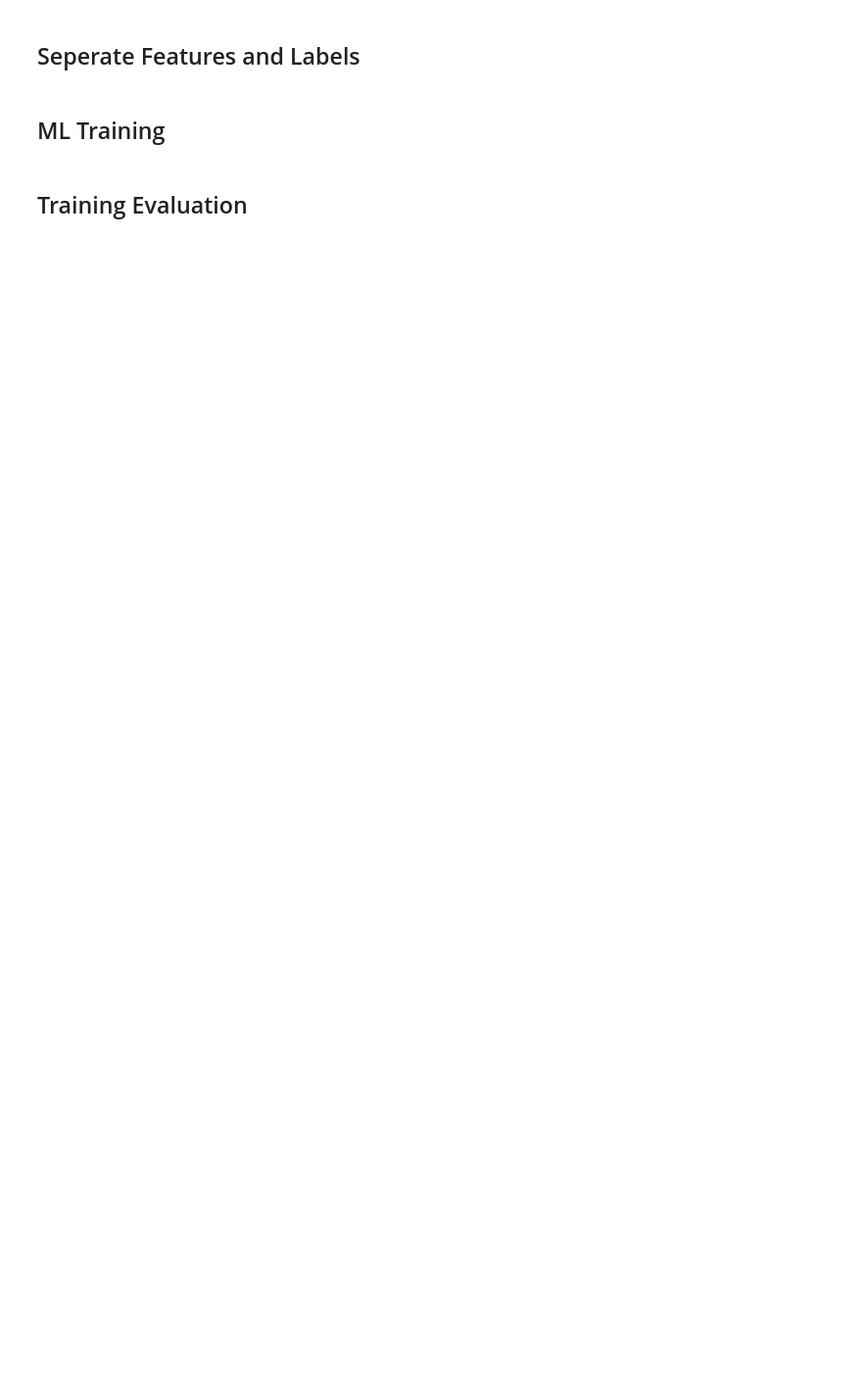
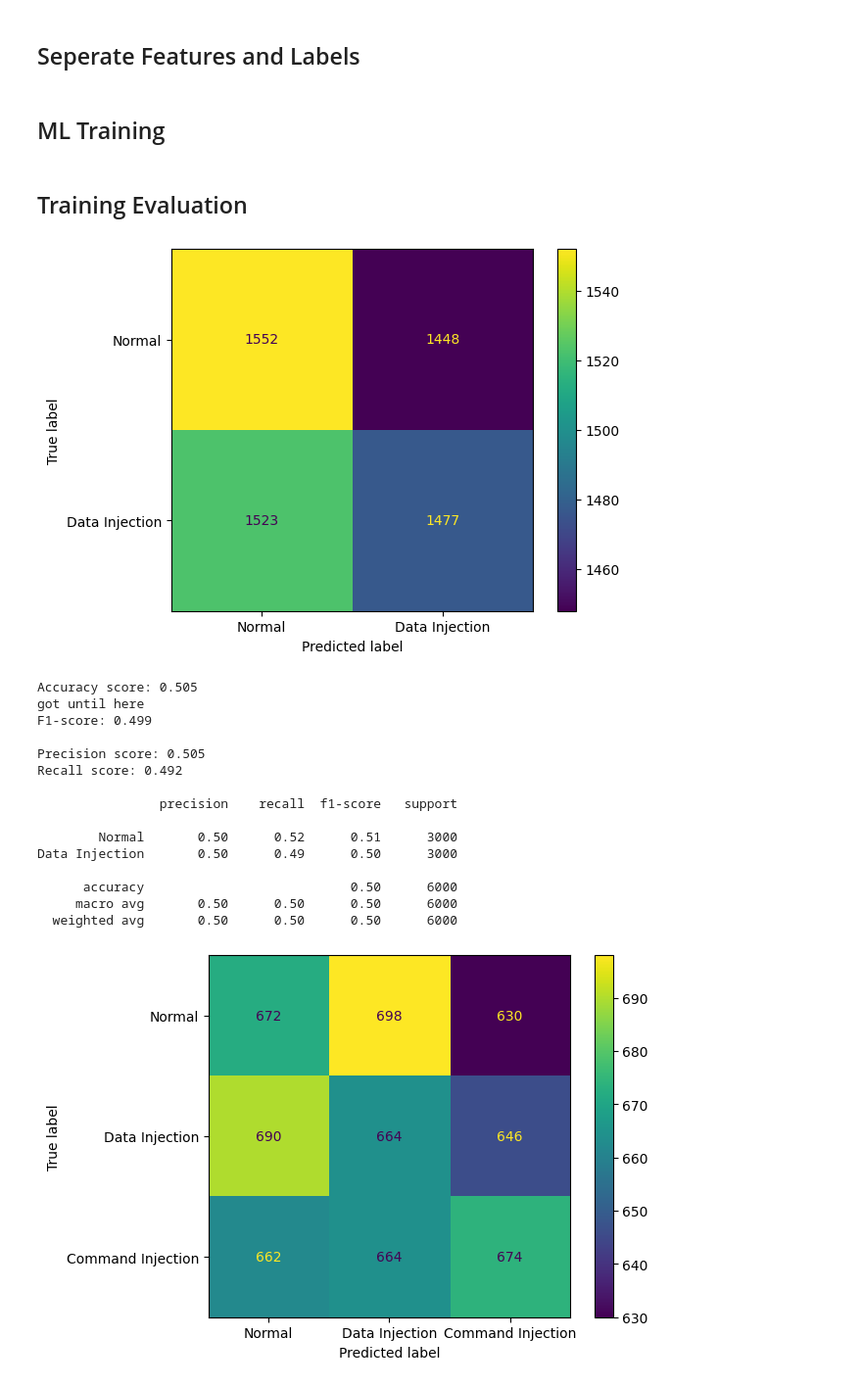
Before and after one commit to dopedud/COMP3217-CW2, a Jupyter notebook: source_code.ipynb, the cells around one changed output. Shown at 98% size. Drawn from its saved outputs; the diff is of its cells as text; code cells hidden in the pictures; blank space fills up the shorter version.

```diff
--- a/source_code.ipynb
+++ b/source_code.ipynb
@@ -43,2 +81,67 @@ multi_X_testing.join(pd.DataFrame(multi_Y_testing, columns = ['marker'])).to_csv
 # %% [markdown]
 ## Training Evaluation
+# %%
+import matplotlib.pyplot as plt
+
+from sklearn.metrics import (
+    confusion_matrix,
+    ConfusionMatrixDisplay,
+    classification_report,
+    accuracy_score,
+    f1_score,
+    precision_score,
+    recall_score,
+)
+
+def print_metrics(Y_test, predicted, labels):
+    ConfusionMatrixDisplay(confusion_matrix(Y_test, predicted), display_labels = labels).plot()
+
+    plt.show()
+
+    print()
+
+    print("Accuracy score: %.3f" % accuracy_score(Y_test, predicted))
+
+    if (len(labels) > 2):
+        print("F1-score: %.3f" % f1_score(Y_test, predicted, average = 'weighted'))
+
+        print()
+
+        print("Precision score: %.3f" % precision_score(Y_test, predicted, average = 'weighted'))
+        print("Recall score: %.3f" % recall_score(Y_test, predicted, average = 'weighted'))
+
+    else:
+        print("got until here")
+        print("F1-score: %.3f" % f1_score(Y_test, predicted))
+
+        print()
+
+        print("Precision score: %.3f" % precision_score(Y_test, predicted))
+        print("Recall score: %.3f" % recall_score(Y_test, predicted))
+
+    print()
+
+    print(classification_report(Y_test, predicted, target_names = labels))
+
+    print()
+
+print_metrics(binary_Y_training, clf_binary.predict(binary_X_training), ['Normal', 'Data Injection'])
+print_metrics(multi_Y_training, clf_multi.predict(multi_X_training), ['Normal', 'Data Injection', 'Command Injection'])
+# %% [output]
+[figure, added]
+Accuracy score: 0.505
+got until here
+F1-score: 0.499
+
+Precision score: 0.505
+Recall score: 0.492
+
+                precision    recall  f1-score   support
+
+        Normal       0.50      0.52      0.51      3000
+Data Injection       0.50      0.49      0.50      3000
+
+      accuracy                           0.50      6000
+     macro avg       0.50      0.50      0.50      6000
+  weighted avg       0.50      0.50      0.50      6000
+[figure, added]
```
Also changed, not shown: parts of 5 cells of this notebook, 5 other files.
